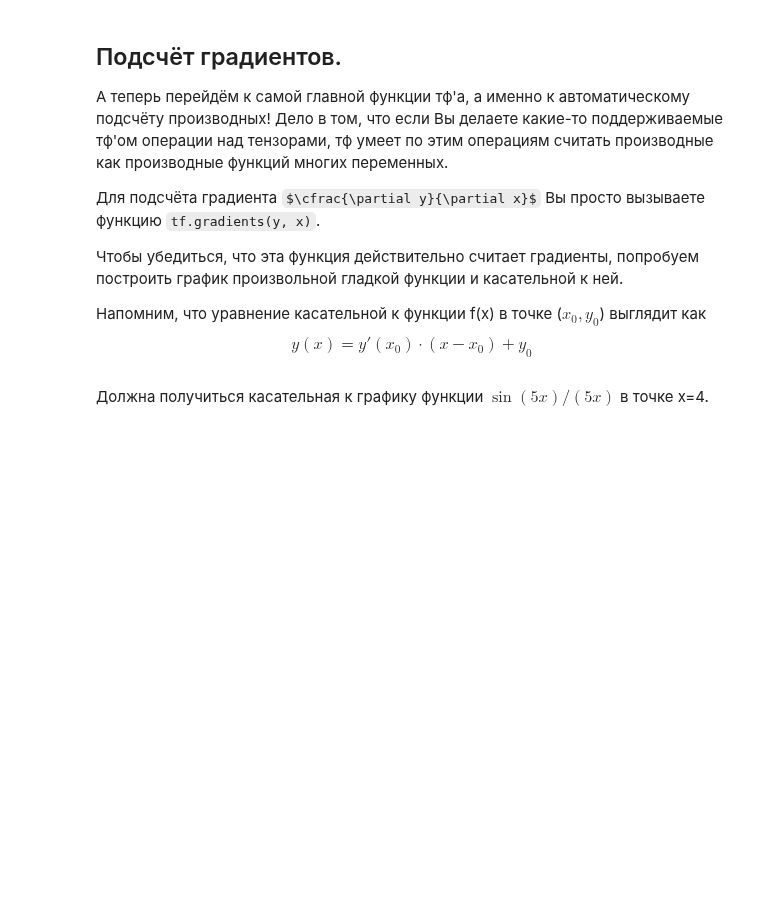
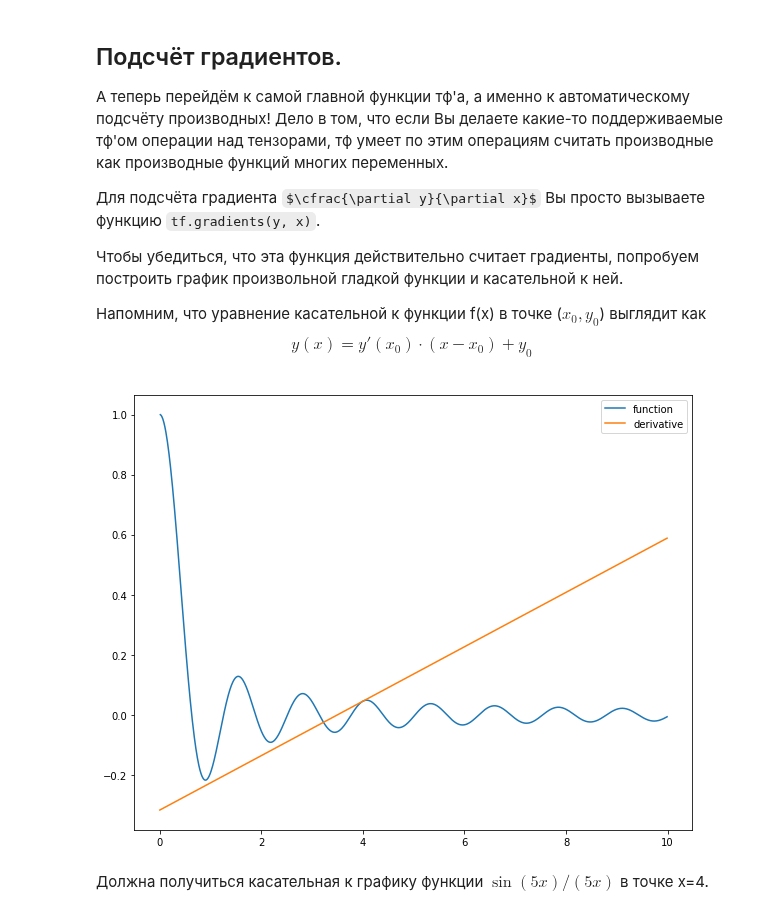
Before and after one commit to hse-ds/iad-deep-learning, a Jupyter notebook: 02 tensorflow.ipynb, the cells around one changed output. Drawn from its saved outputs; the diff is of its cells as text; code cells hidden in the pictures; some formulas as TeX source; blank space fills up the shorter version.

```diff
--- a/02 tensorflow.ipynb
+++ b/02 tensorflow.ipynb
@@ -175,23 +184,25 @@ $$
 # %%
 import matplotlib.pyplot as plt
 
 # определяем функцию
 x = tf.placeholder("float32")
 y = tf.sin(x * 5) / (x * 5)
 
 # вычисляем наклон и сдвиг графика
-[slope] = # your code
-bias = # your code
+[slope] = tf.gradients(y, x)
+bias = -slope * x + y
 
 with tf.Session() as sess:
     plt.figure(figsize=(10,8))
     x_support = np.arange(0, 10, 0.01)
     y_res = sess.run(y, feed_dict={x: x_support})
     slope_res, bias_res = sess.run([slope, bias], feed_dict={x: 4.})
     plt.plot(x_support, y_res, label="function")
     plt.plot(x_support, slope_res * x_support + bias_res, label="derivative")
     plt.legend()
     plt.show()
+# %% [output]
+[figure, added]
 # %% [markdown]
 Должна получиться касательная к графику функции $\sin(5x) / (5x)$ в точке x=4.
 # %% [markdown]
```
Also changed, not shown: parts of 9 cells of this notebook.
